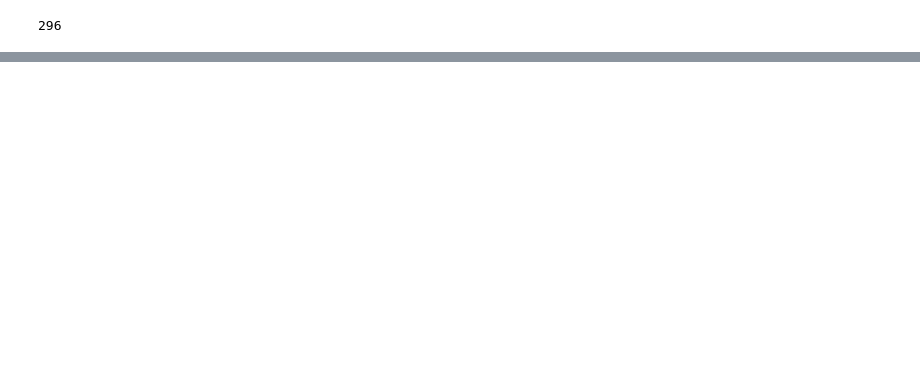
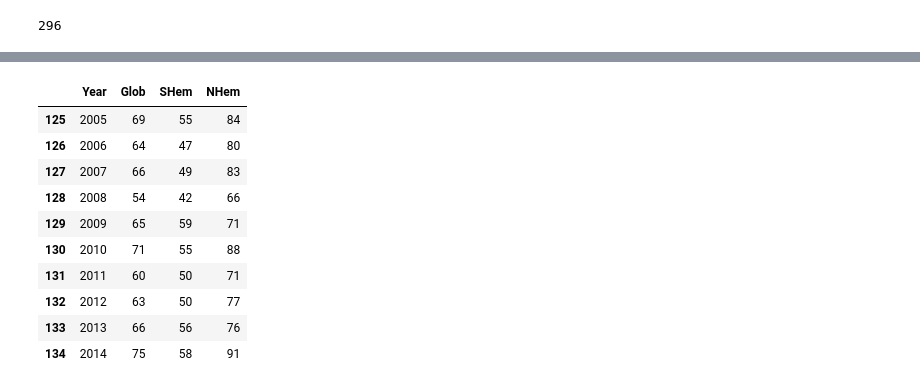
Before and after one commit to SYYoung/Data-Mining, a Jupyter notebook: Data Visualization/Week2.ipynb, the cells around one changed output, grey strips where cells are left out. Cells and saved outputs as stored; diff of their text form; code cells hidden in the pictures; blank space fills up the shorter version.

```diff
--- a/Data Visualization/Week2.ipynb
+++ b/Data Visualization/Week2.ipynb
@@ -102,0 +133,14 @@ nhem.size
+# %%
+nhem.tail(10)
+# %% [output]
+|  | Year | Glob | SHem | NHem |
+| 125 | 2005 | 69 | 55 | 84 |
+| 126 | 2006 | 64 | 47 | 80 |
+| 127 | 2007 | 66 | 49 | 83 |
+| 128 | 2008 | 54 | 42 | 66 |
+| 129 | 2009 | 65 | 59 | 71 |
+| 130 | 2010 | 71 | 55 | 88 |
+| 131 | 2011 | 60 | 50 | 71 |
+| 132 | 2012 | 63 | 50 | 77 |
+| 133 | 2013 | 66 | 56 | 76 |
+| 134 | 2014 | 75 | 58 | 91 |
```
Also changed, not shown: parts of 4 cells of this notebook.
